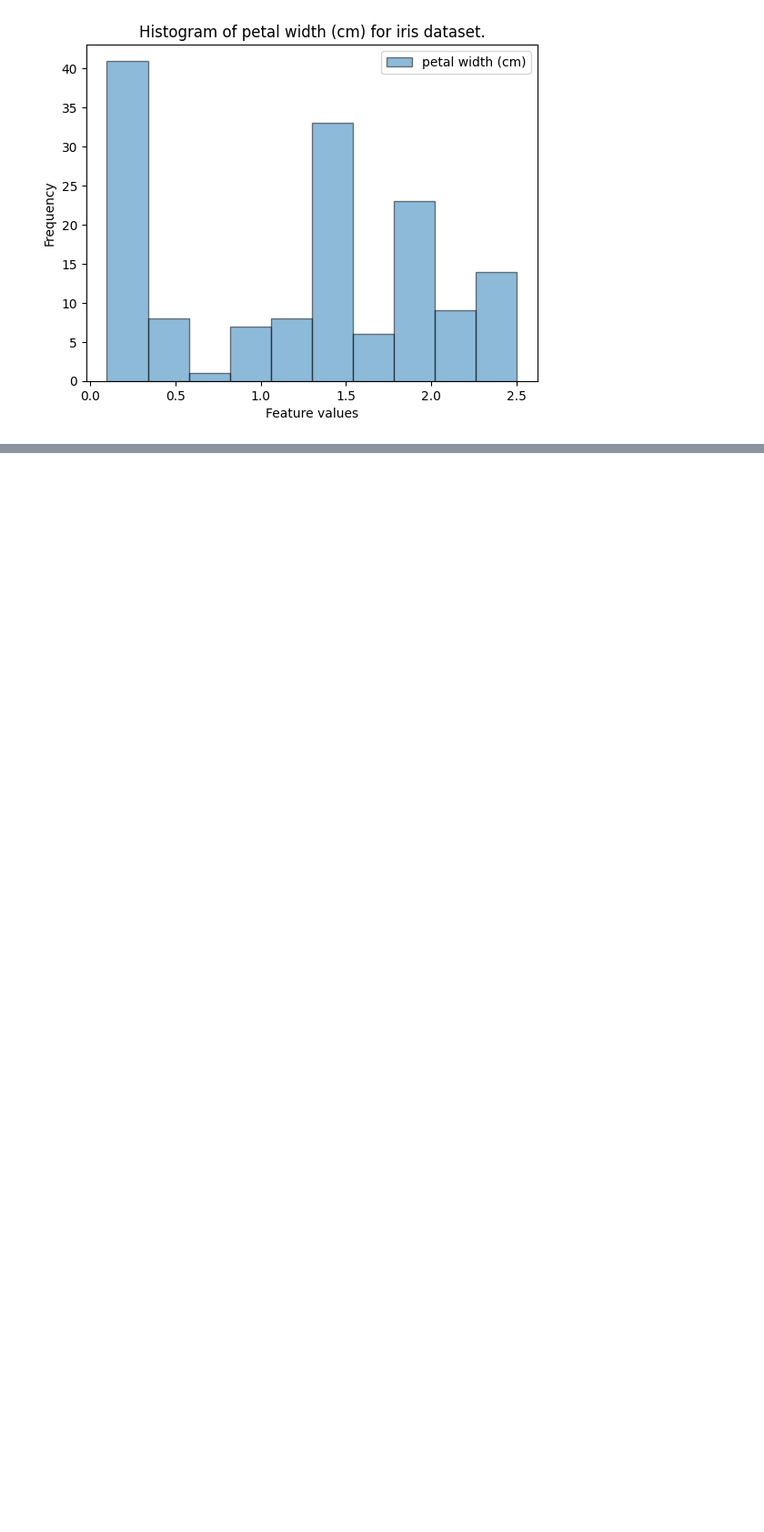
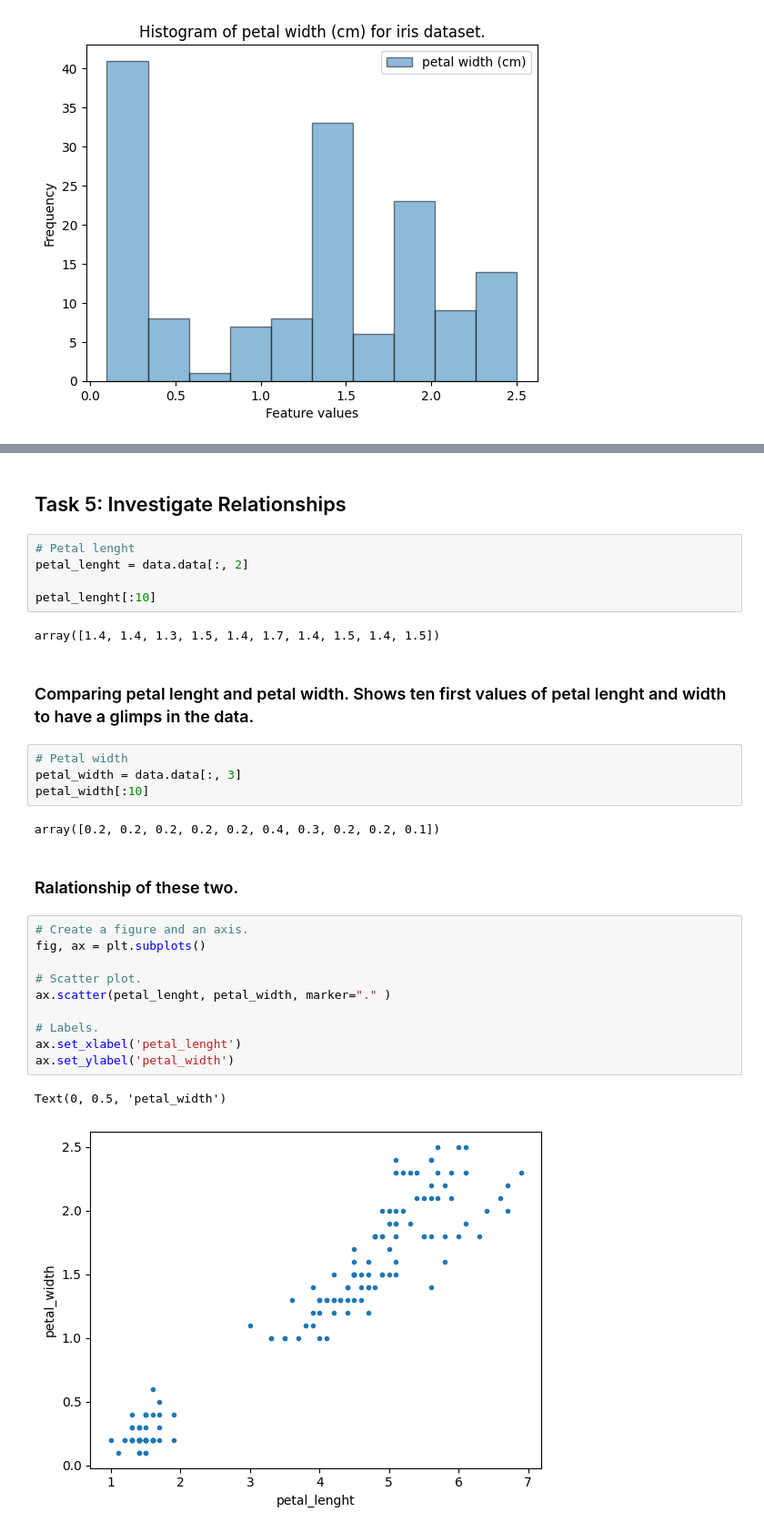
Before and after one commit to justia-pi/principles_of_DA, a Jupyter notebook: tasks.ipynb, the cells around one changed output, grey strips where cells are left out. Shown at 91% size. Saved outputs shown, nothing was run; the diff lists cells and outputs as text; blank space fills up the shorter version.

Commit message:
Task 5

```diff
--- a/tasks.ipynb
+++ b/tasks.ipynb
@@ -132,0 +131,32 @@ plt.show()
+# %% [markdown]
+## Task 5: Investigate Relationships
+# %%
+# Petal lenght
+petal_lenght = data.data[:, 2]
+
+petal_lenght[:10]
+# %% [output]
+array([1.4, 1.4, 1.3, 1.5, 1.4, 1.7, 1.4, 1.5, 1.4, 1.5])
+# %% [markdown]
+### Comparing petal lenght and petal width. Shows ten first values of petal lenght and width to have a glimps in the data.
+# %%
+# Petal width
+petal_width = data.data[:, 3]
+petal_width[:10]
+# %% [output]
+array([0.2, 0.2, 0.2, 0.2, 0.2, 0.4, 0.3, 0.2, 0.2, 0.1])
+# %% [markdown]
+### Ralationship of these two.
+# %%
+# Create a figure and an axis.
+fig, ax = plt.subplots()
+
+# Scatter plot.
+ax.scatter(petal_lenght, petal_width, marker="." )
+
+# Labels.
+ax.set_xlabel('petal_lenght')
+ax.set_ylabel('petal_width')
+# %% [output]
+Text(0, 0.5, 'petal_width')
+[figure, added]
```
Also changed, not shown: parts of 6 cells of this notebook.
